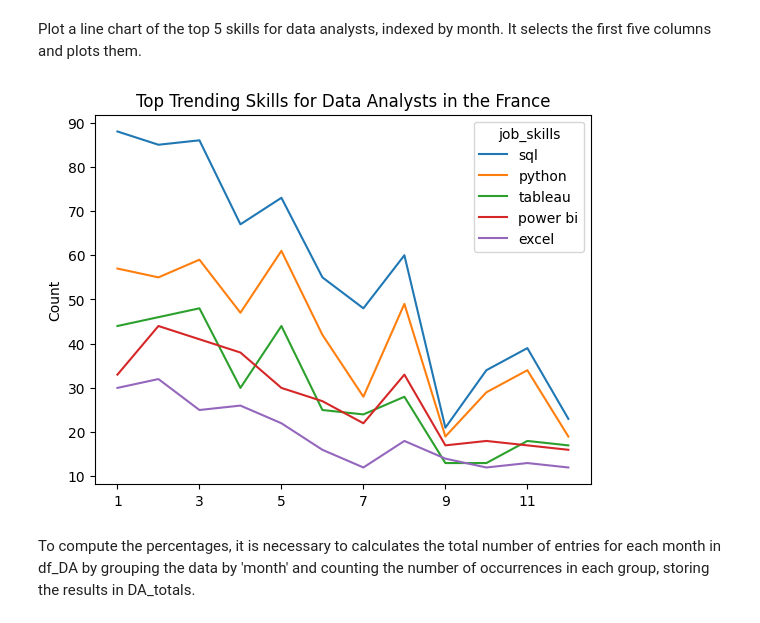
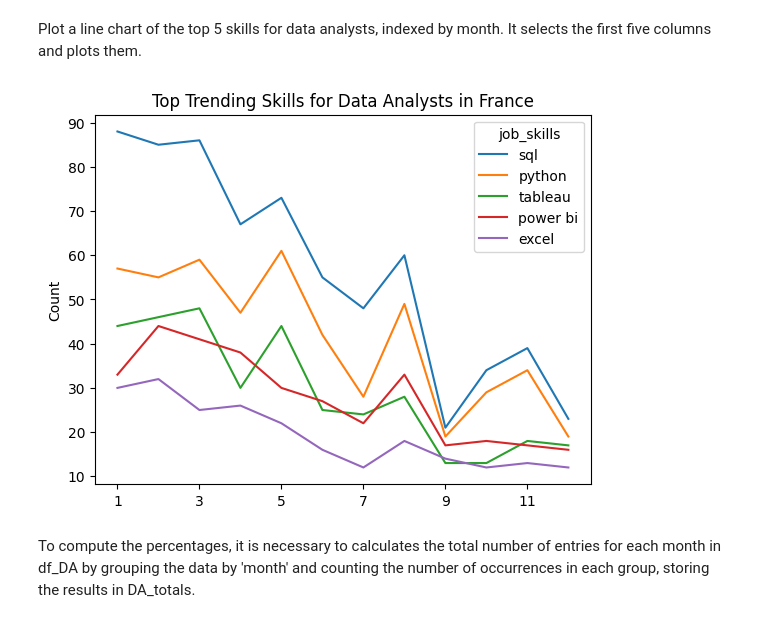
Before and after one commit to BRIMANO/Python-Project, a Jupyter notebook: Skills_Trend.ipynb, the cells around one changed output. Drawn from its saved outputs; the diff is of its cells as text; code cells hidden in the pictures.

```diff
--- a/Skills_Trend.ipynb
+++ b/Skills_Trend.ipynb
@@ -88,12 +88,12 @@ Plot a line chart of the top 5 skills for data analysts, indexed by month. It se
 # %%
 df_DA_FR_pivot.iloc[:, :5].plot(kind='line') # Top 5 skills for Data Analysts in France. iloc[:, :5] selects the first 5 columns
 
-plt.title('Top Trending Skills for Data Analysts in the France')
+plt.title('Top Trending Skills for Data Analysts in France')
 plt.ylabel('Count')
 plt.xlabel('')
 plt.show()
 # %% [output]
-[figure, old version]
+[figure, new version]
 # %% [markdown]
 To compute the percentages, it is necessary to calculates the total number of entries for each month in df_DA by grouping the data by 'month' and counting the number of occurrences in each group, storing the results in DA_totals.
 # %%
```
Also changed, not shown: parts of 1 cell of this notebook, 7 other files.
